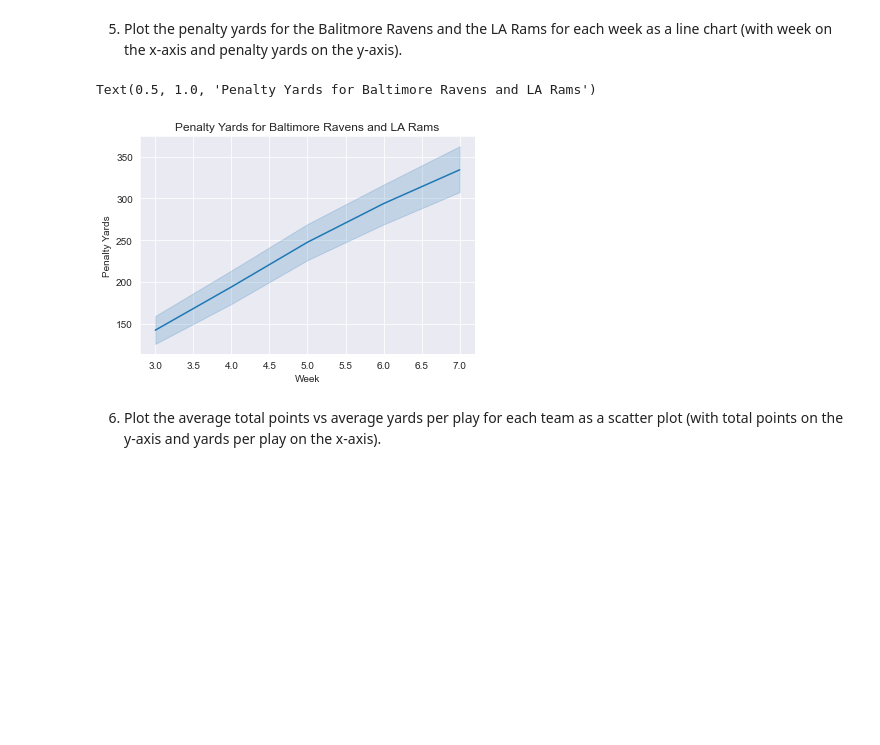
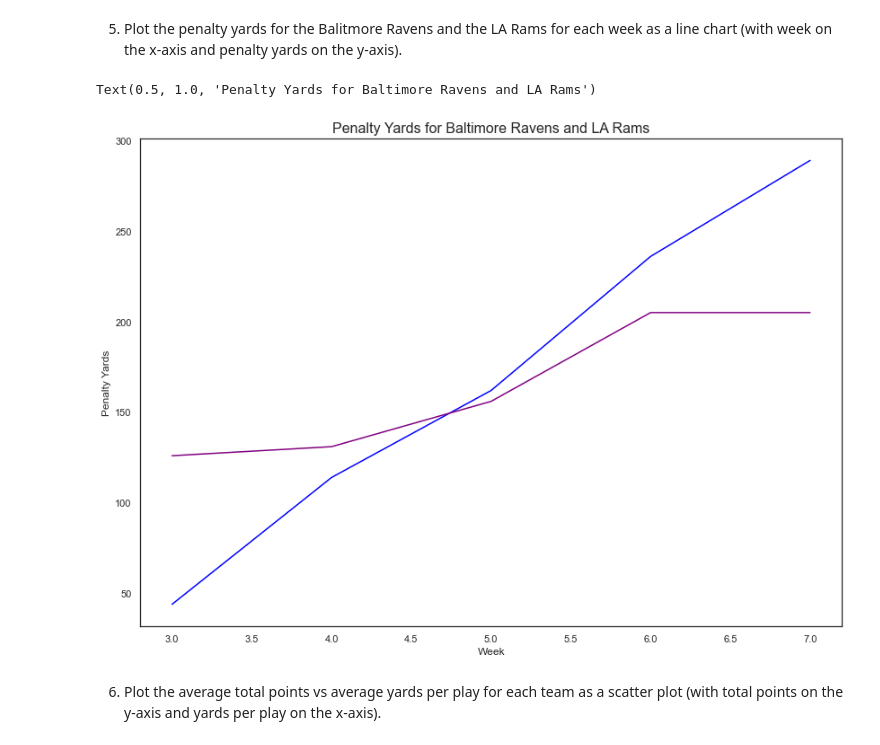
Before and after one commit to kayleeodom/CIS277-FA22-Lab6, a Jupyter notebook: Lab6.ipynb, the cells around one changed output. Drawn from its saved outputs; the diff is of its cells as text; code cells hidden in the pictures; blank space fills up the shorter version.

```diff
--- a/Lab6.ipynb
+++ b/Lab6.ipynb
@@ -118,15 +115,19 @@ Text(0, 0.5, 'Total Yards')
 # %% [markdown]
 4. Plot the average total yards vs average first downs for each team on a scatter plot (with first downs on the x axis and total yards on the y axis).
 # %%
-avg_yar = df.groupby('team').total_yards.mean()
-avg_fd = df.groupby('team').first_downs.mean()
-
+#avg_yar = df.groupby('team').total_yards.mean()
+#avg_fd = df.groupby('team').first_downs.mean()
+plt.figure(figsize=(22,12))
+sns.set_style('darkgrid')
 sns.scatterplot(
-    x=avg_fd,
-    y=avg_yar,
+    x=df.first_downs,
+    y=df.total_yards,
+    data=df.Abbreviation,
+    hue=df.Abbreviation,
+    palette='bright'
 )
 plt.xlabel("First Downs")
 plt.ylabel("Total Yards")
-plt.title("Avg Total Yards vs. Avg First Downs")
+plt.title("Avg Total Yards vs. Avg First Downs",fontsize=16)
 # %% [output]
 Text(0.5, 1.0, 'Avg Total Yards vs. Avg First Downs')
@@ -134,16 +135,16 @@ Text(0.5, 1.0, 'Avg Total Yards vs. Avg First Downs')
 # %% [markdown]
 5. Plot the penalty yards for the Balitmore Ravens and the LA Rams for each week as a line chart (with week on the x-axis and penalty yards on the y-axis).
 # %%
-
-sns.lineplot(x=df.week,y=df.penalty_yards)
-sns.lineplot(x=df.week,y=df.penalty_yards)
-
+sns.lineplot(x=df.week,y=df[df.team == 'Baltimore Ravens'].penalty_yards,color='Blue')
+sns.lineplot(x=df.week,y=df[df.team == 'Los Angeles Rams'].penalty_yards,color='Purple')
+#plt.legend(loc='Lower right',labels=["Baltimore Ravens","Los Angeles Rams"])
+# having trouble getting a legend
 plt.xlabel("Week")
 plt.ylabel("Penalty Yards")
-plt.title("Penalty Yards for Baltimore Ravens and LA Rams")
+plt.title("Penalty Yards for Baltimore Ravens and LA Rams",fontsize=16)
 # %% [output]
 Text(0.5, 1.0, 'Penalty Yards for Baltimore Ravens and LA Rams')
-[figure, old version]
+[figure, new version]
 # %% [markdown]
 6. Plot the average total points vs average yards per play for each team as a scatter plot (with total points on the y-axis and yards per play on the x-axis).
 # %%
```
Also changed, not shown: parts of 10 cells of this notebook.
